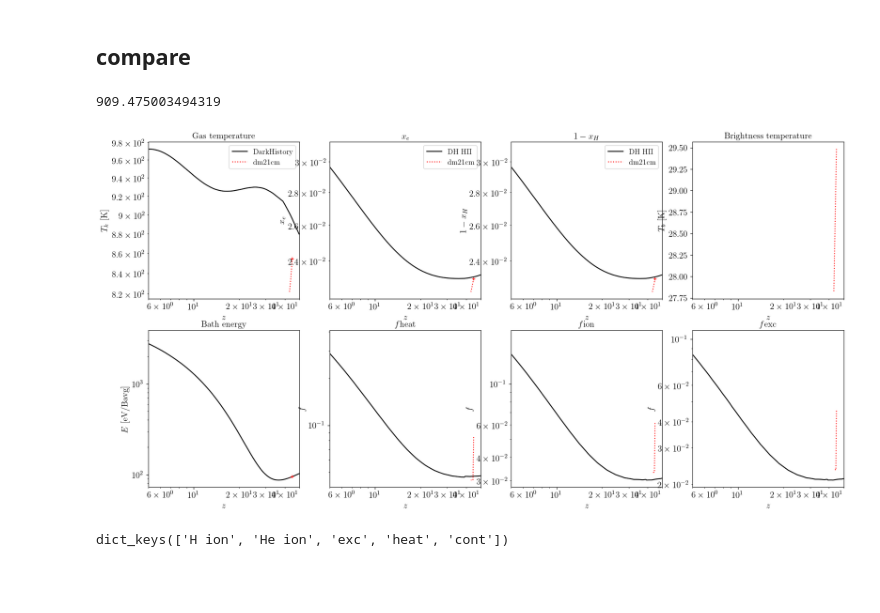
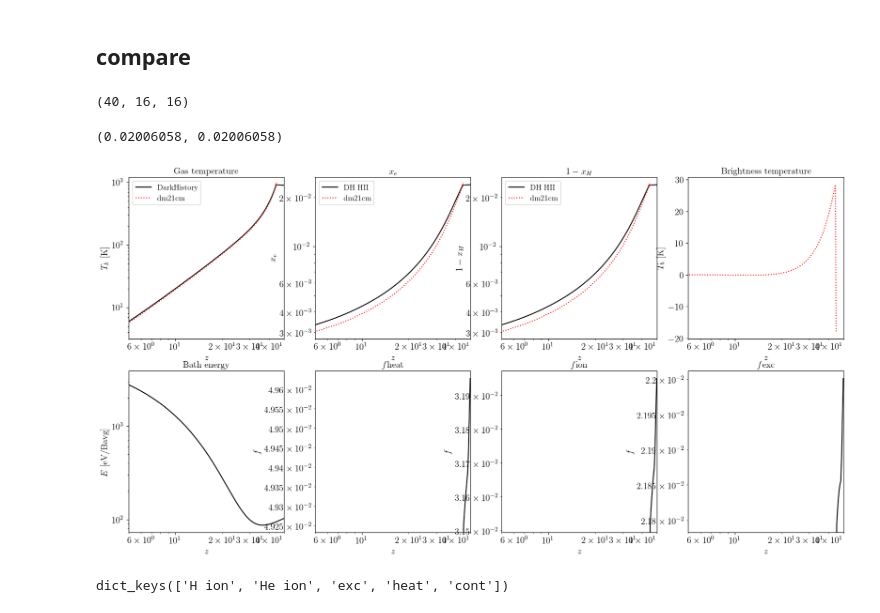
Before and after one commit to yitiansun/DM21cm, a Jupyter notebook: cross_check/compare_global.ipynb, the cells around one changed output. Cells and saved outputs as stored; diff of their text form; code cells hidden in the pictures; blank space fills up the shorter version.

```diff
--- a/cross_check/compare_global.ipynb
+++ b/cross_check/compare_global.ipynb
@@ -49,12 +41,15 @@ os.environ['DH_DATA_DIR']
 # %%
+run_name = 'dhc_phph_test'
+
 soln = evolve_DH(
     DM_process=dm_params.mode, mDM=dm_params.m_DM,
     primary=dm_params.primary,
     sigmav=dm_params.sigmav, lifetime=dm_params.lifetime,
     struct_boost=dm_params.struct_boost,
-    start_rs=3000, end_rs=4.+1, coarsen_factor=1, verbose=1,
+    start_rs=3000, end_rs=4.+1, coarsen_factor=12, verbose=1,
     reion_switch=False,
-    debug=True,
+    debug=False,
+    debug_turnoff_injection_rs = 46,
 )
 
 pickle.dump(soln, open(f"run_info/{run_name}_dh_soln.p", 'wb'))
@@ -187,20 +206,22 @@ def plot_global(dh_soln, soln):
     ax.plot(soln['z'], soln['f_exc'], color=color_dict['21'], ls=':', label='dm21cm')
     ax.set(xlim=(5, 50), xscale='log', yscale='log')
     ax.set(xlabel='$z$', ylabel='$f$', title=r'$f\mathrm{exc}$')
-# %%
-s = pickle.load(open(f"{os.environ['P21C_CACHE_DIR']}/dhc_phph_dhxe-d1/dh_init_soln.p", 'rb'))
-# %%
-np.interp(46, s['rs'][::-1], s['Tm'][::-1]) / phys.kB
-# %% [output]
-909.475003494319
+# %%
+soln['x_e_slice'].shape
+# %% [output]
+(40, 16, 16)
+# %%
+np.min(soln['x_e_slice'][-1]), np.max(soln['x_e_slice'][-1])
+# %% [output]
+(0.02006058, 0.02006058)
 # %%
-run_name = 'dhc_phph'
+run_name = 'dhc_phph_test'
 dh_soln = pickle.load(open(f"run_info/{run_name}_dh_soln.p", 'rb'))
-run_name = 'dhc_phph_dhxe-d1'
+run_name = 'dhc_phph_test'
 soln = np.load(f"run_info/{run_name}_records.npy", allow_pickle=True).item()
 plot_global(dh_soln, soln)
 # %% [output]
-[figure, old version]
+[figure, new version]
 # %%
 dh_soln['f']['low'].keys()
 # %% [output]
```
Also changed, not shown: parts of 5 cells of this notebook, 4 other files.
